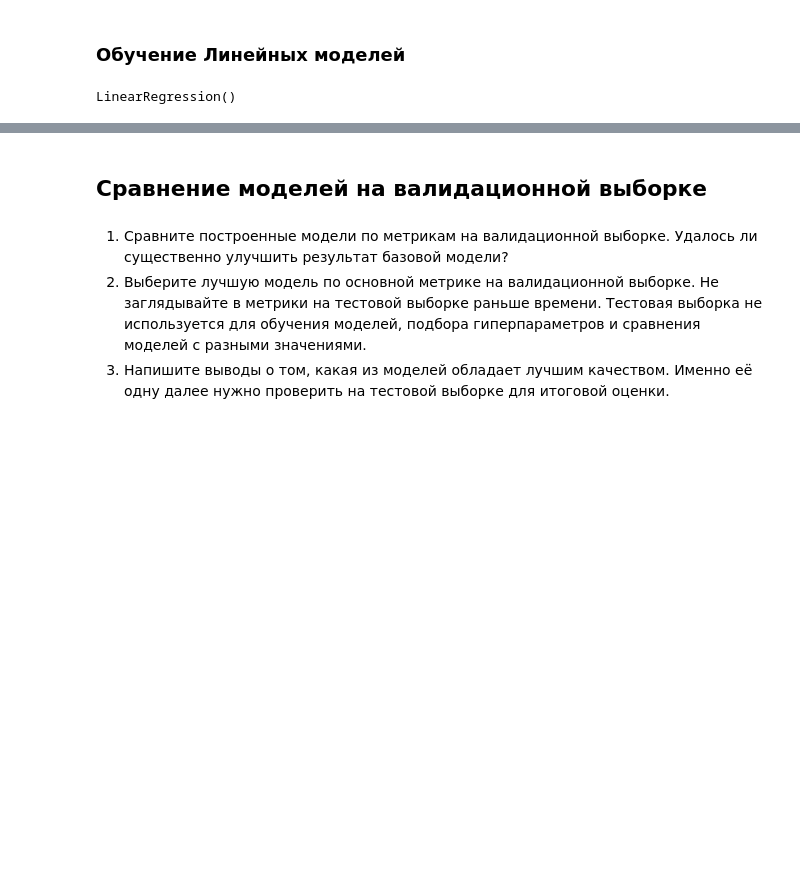
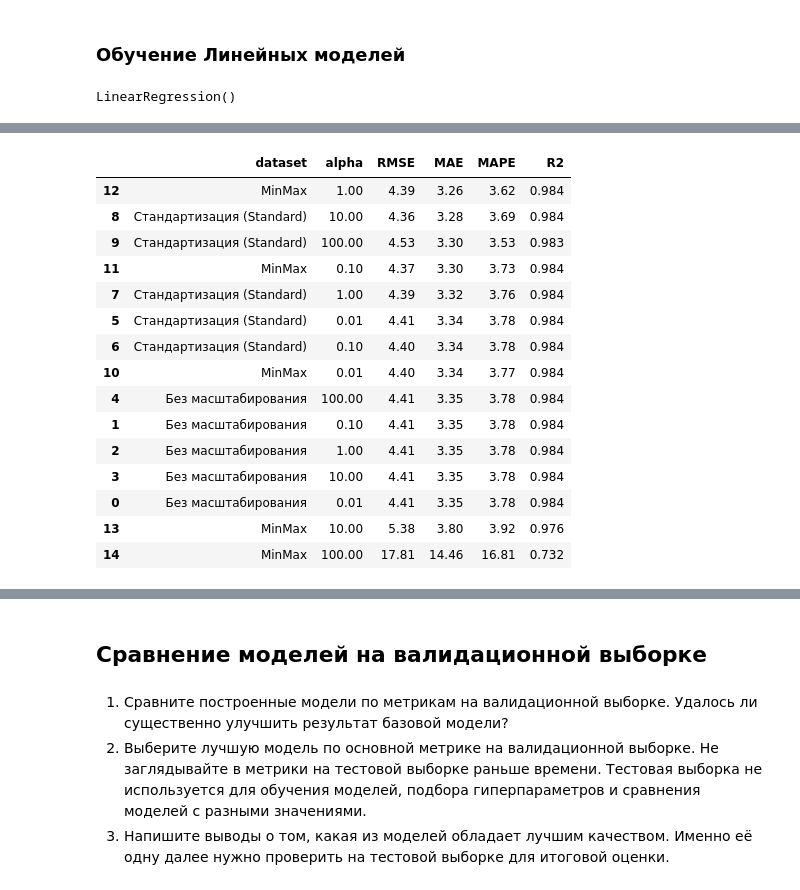
Before and after one commit to Beefeater84/yandex-practicum-data-scientist, a Jupyter notebook: sprint-13/notebooks/Final.ipynb, the cells around one changed output, grey strips where cells are left out. Saved outputs shown, nothing was run; the diff lists cells and outputs as text; code cells hidden in the pictures; blank space fills up the shorter version.

```diff
--- a/sprint-13/notebooks/Final.ipynb
+++ b/sprint-13/notebooks/Final.ipynb
@@ -670,0 +719,19 @@ X_train_scaled_minmax, X_val_scaled_minmax, X_test_scaled_minmax = scale_data(X_
+# %%
+# 1. Список alpha для проверки
+alphas = [0.01, 0.1, 1, 10, 100]
+
+# 3. Цикл перебора
+for name, X_tr, X_v in datasets:
+    print(f"--- Результаты для метода: {name} ---")
+
+    for a in alphas:
+        # Создаем и обучаем модель Ridge
+        model = Ridge(alpha=a, random_state=42)
+        model.fit(X_tr, y_train)
+
+        # Считаем MSE на валидационной выборке
+        mse = mean_squared_error(y_val, model.predict(X_v))
+
+        print(f"Alpha = {a:6} | MSE = {mse:.4f}")
+
+    print("-" * 40) # Разделитель для наглядности
@@ -680,3 +767,62 @@ lasso_stand.fit(X_train_scaled_stand, y_train)
 # Lasso регуляризация, min_max
 lasso_minmax = Lasso()
 lasso_minmax.fit(X_train_scaled_minmax, y_train)
+# %%
+from sklearn.linear_model import Ridge
+from sklearn.metrics import mean_squared_error, mean_absolute_error, mean_absolute_percentage_error, r2_score
+import pandas as pd
+import numpy as np
+# 1. Функция для расчёта всех нужных метрик
+def calculate_metrics(y_true, y_pred):
+    rmse = np.sqrt(mean_squared_error(y_true, y_pred))
+    mae = mean_absolute_error(y_true, y_pred)
+    mape = mean_absolute_percentage_error(y_true, y_pred)
+    r2 = r2_score(y_true, y_pred)
+    return {
+        'RMSE': round(rmse, 2),
+        'MAE': round(mae, 2),
+        'MAPE': round(mape * 100, 2),
+        'R2': round(r2, 3)
+    }
+# 2. Группируем датасеты в словарь для удобного перебора
+datasets = {
+    'Без масштабирования': (X_train, X_val),
+    'Стандартизация (Standard)': (X_train_scaled_stand, X_val_scaled_stand),
+    'MinMax': (X_train_scaled_minmax, X_val_scaled_minmax)
+}
+# 3. Список параметров alpha (можете дополнить своими значениями)
+alphas = [0.01, 0.1, 1.0, 10.0, 100.0]
+# 4. Основной цикл тестирования
+results = []
+for name, (X_tr, X_v) in datasets.items():
+    for alpha in alphas:
+        # Инициализация и обучение модели
+        model = Ridge(alpha=alpha, random_state=42)
+        model.fit(X_tr, y_train)
+
+        # Предсказание на валидационной выборке
+        y_pred = model.predict(X_v)
+
+        # Расчёт метрик
+        metrics = calculate_metrics(y_val, y_pred)
+
+        # Сохраняем в список
+        results.append({
+            'dataset': name,
+            'alpha': alpha,
+            **metrics
+        })
+# 5. Превращаем результаты в DataFrame для анализа
+df_results = pd.DataFrame(results)
+# Находим лучшую модель по минимальному MAE (ваше основное условие)
+best_model_idx = df_results['MAE'].idxmin()
+best_model_row = df_results.loc[best_model_idx]
+# Вывод результатов
+print("Сводная таблица результатов (отсортирована по MAE):")
+display(df_results.sort_values(by='MAE'))
+print("\n--- ЛУЧШАЯ МОДЕЛЬ ---")
+print(f"Датасет: {best_model_row['dataset']}")
+print(f"Alpha: {best_model_row['alpha']}")
+print(f"MAE: {best_model_row['MAE']} (цель: < 5)")
+print(f"R2: {best_model_row['R2']} (цель: > 0.97)")
+# %% [output]
@@ -682,0 +830,16 @@ lasso_minmax.fit(X_train_scaled_minmax, y_train)
+|  | dataset | alpha | RMSE | MAE | MAPE | R2 |
+| 12 | MinMax | 1.00 | 4.39 | 3.26 | 3.62 | 0.984 |
+| 8 | Стандартизация (Standard) | 10.00 | 4.36 | 3.28 | 3.69 | 0.984 |
+| 9 | Стандартизация (Standard) | 100.00 | 4.53 | 3.30 | 3.53 | 0.983 |
+| 11 | MinMax | 0.10 | 4.37 | 3.30 | 3.73 | 0.984 |
+| 7 | Стандартизация (Standard) | 1.00 | 4.39 | 3.32 | 3.76 | 0.984 |
+| 5 | Стандартизация (Standard) | 0.01 | 4.41 | 3.34 | 3.78 | 0.984 |
+| 6 | Стандартизация (Standard) | 0.10 | 4.40 | 3.34 | 3.78 | 0.984 |
+| 10 | MinMax | 0.01 | 4.40 | 3.34 | 3.77 | 0.984 |
+| 4 | Без масштабирования | 100.00 | 4.41 | 3.35 | 3.78 | 0.984 |
+| 1 | Без масштабирования | 0.10 | 4.41 | 3.35 | 3.78 | 0.984 |
+| 2 | Без масштабирования | 1.00 | 4.41 | 3.35 | 3.78 | 0.984 |
+| 3 | Без масштабирования | 10.00 | 4.41 | 3.35 | 3.78 | 0.984 |
+| 0 | Без масштабирования | 0.01 | 4.41 | 3.35 | 3.78 | 0.984 |
+| 13 | MinMax | 10.00 | 5.38 | 3.80 | 3.92 | 0.976 |
+| 14 | MinMax | 100.00 | 17.81 | 14.46 | 16.81 | 0.732 |
```
Also changed, not shown: parts of 10 cells of this notebook.
